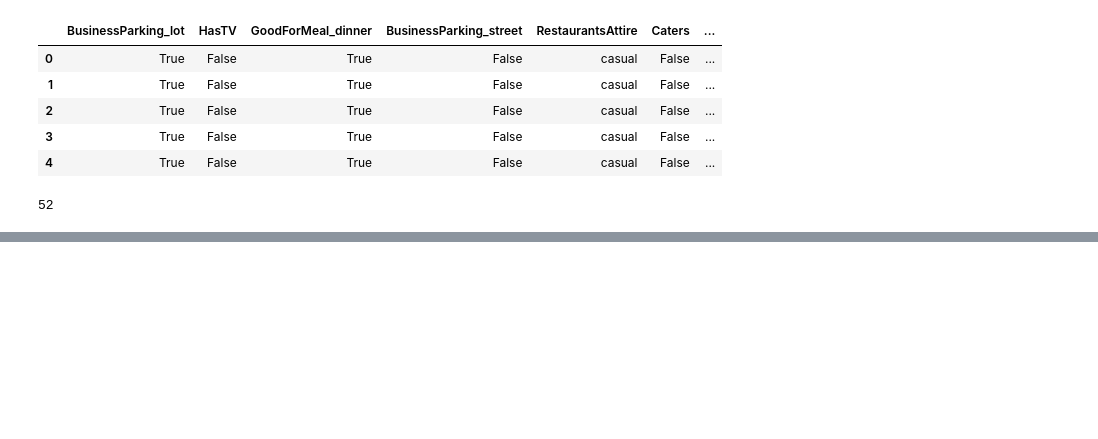
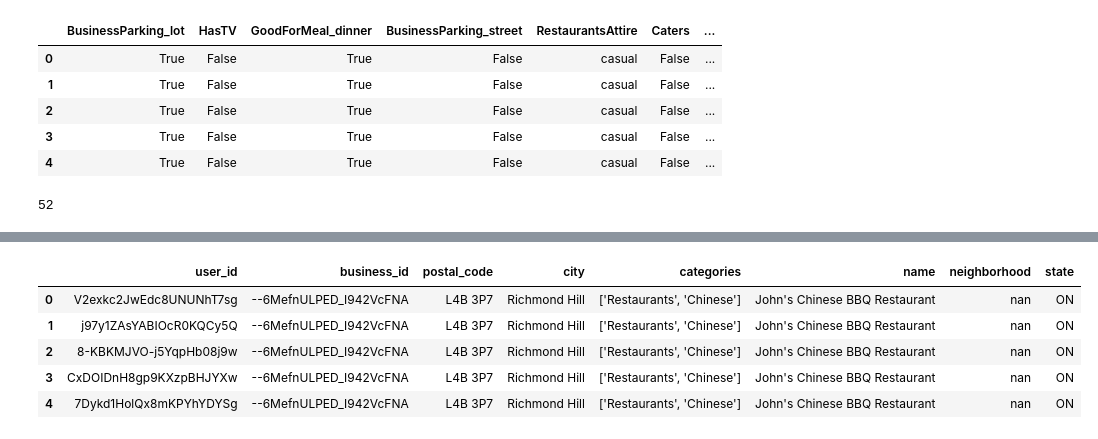
Before and after one commit to mwoluchem/Recommendations_CS209, a Jupyter notebook: Recommendations_EDA.ipynb, the cells around one changed output, grey strips where cells are left out. Drawn from its saved outputs; the diff is of its cells as text; code cells hidden in the pictures; blank space fills up the shorter version.

```diff
--- a/Recommendations_EDA.ipynb
+++ b/Recommendations_EDA.ipynb
@@ -154,0 +153,6 @@ full_biz.isnull().sum()
+# %%
+for var in binary_vars:
+    full_biz[var] = 1*full_biz[var]
+
+binary_df = full_biz[binary_vars].replace(np.nan, np.nan, regex=True)
+binary_df.head()
@@ -154,0 +167,14 @@ full_biz.isnull().sum()
+# %%
+for var in text_vars:
+    full_biz[var] = full_biz[var].replace(np.nan, '', regex=True)
+    full_biz[var] = full_biz[var].astype(str)
+
+text_df = full_biz[text_vars]
+text_df.head()
+# %% [output]
+|  | user_id | business_id | postal_code | city | categories | name | neighborhood | state |
+| 0 | V2exkc2JwEdc8UNUNhT7sg | --6MefnULPED_I942VcFNA | L4B 3P7 | Richmond Hill | ['Restaurants', 'Chinese'] | John's Chinese BBQ Restaurant | nan | ON |
+| 1 | j97y1ZAsYABIOcR0KQCy5Q | --6MefnULPED_I942VcFNA | L4B 3P7 | Richmond Hill | ['Restaurants', 'Chinese'] | John's Chinese BBQ Restaurant | nan | ON |
+| 2 | 8-KBKMJVO-j5YqpHb08j9w | --6MefnULPED_I942VcFNA | L4B 3P7 | Richmond Hill | ['Restaurants', 'Chinese'] | John's Chinese BBQ Restaurant | nan | ON |
+| 3 | CxDOIDnH8gp9KXzpBHJYXw | --6MefnULPED_I942VcFNA | L4B 3P7 | Richmond Hill | ['Restaurants', 'Chinese'] | John's Chinese BBQ Restaurant | nan | ON |
+| 4 | 7Dykd1HolQx8mKPYhYDYSg | --6MefnULPED_I942VcFNA | L4B 3P7 | Richmond Hill | ['Restaurants', 'Chinese'] | John's Chinese BBQ Restaurant | nan | ON |
```
Also changed, not shown: parts of 11 cells of this notebook.
